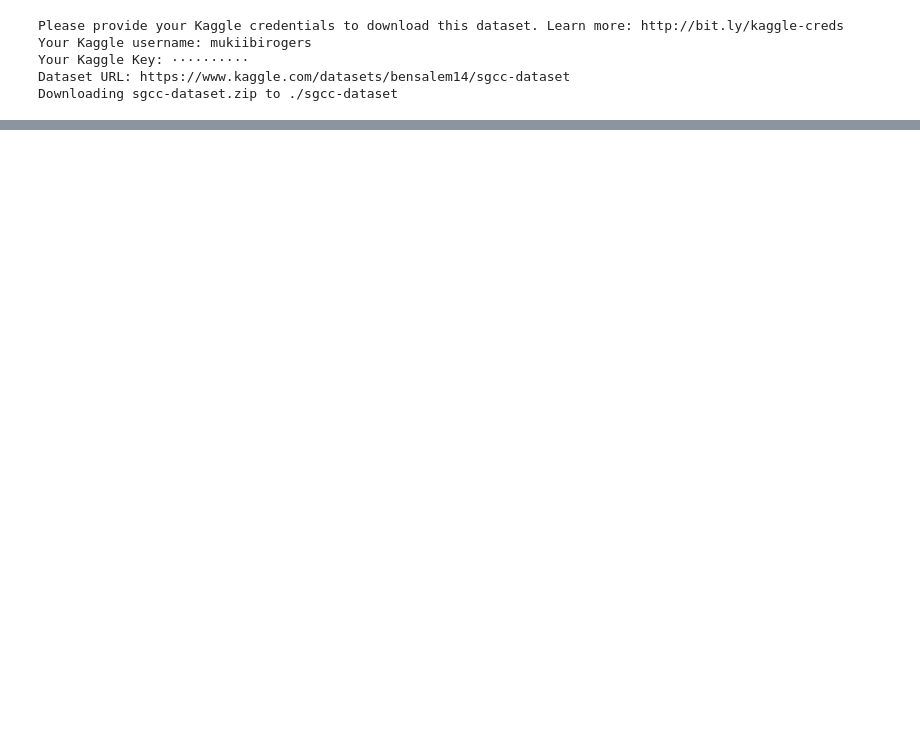
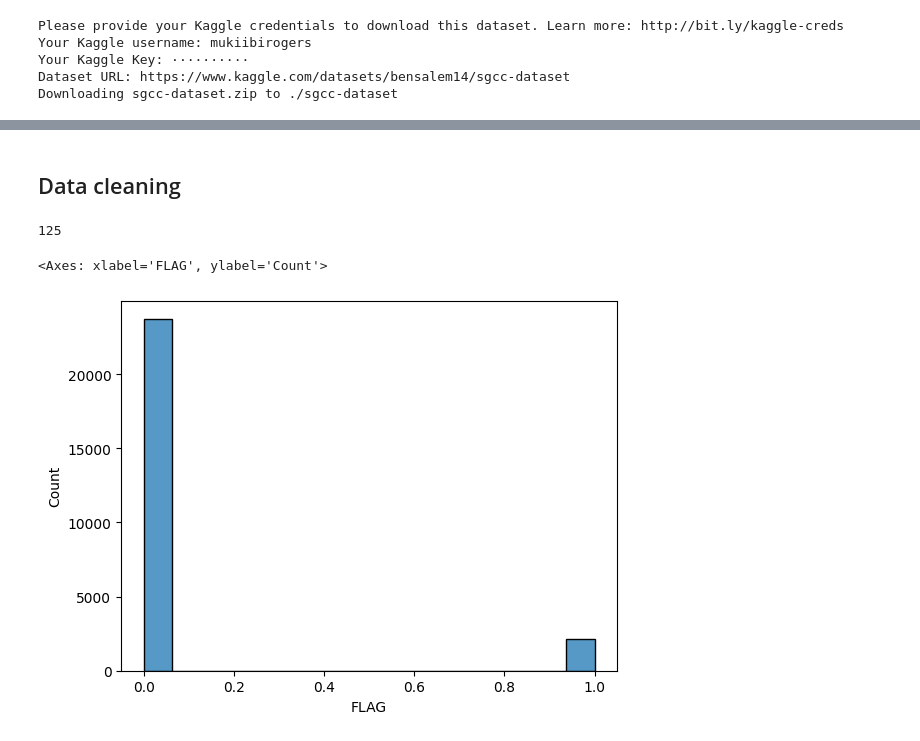
Before and after one commit to shawal-mbalire/a2sv, a Jupyter notebook: models.ipynb, the cells around one changed output, grey strips where cells are left out. Drawn from its saved outputs; the diff is of its cells as text; code cells hidden in the pictures; blank space fills up the shorter version.

```diff
--- a/models.ipynb
+++ b/models.ipynb
@@ -32,0 +96,7 @@ Downloading sgcc-dataset.zip to ./sgcc-dataset
+# %% [markdown]
+## Data cleaning
+# %%
+# Handling missing values using interpolation
+print(df.isna().sum().sum())
+# %% [output]
+125
@@ -32,0 +113,6 @@ Downloading sgcc-dataset.zip to ./sgcc-dataset
+# %%
+# plot for distribution of target
+plt.figure()
+# %% [output]
+<Axes: xlabel='FLAG', ylabel='Count'>
+[figure, added]
```
Also changed, not shown: parts of 9 cells of this notebook.
